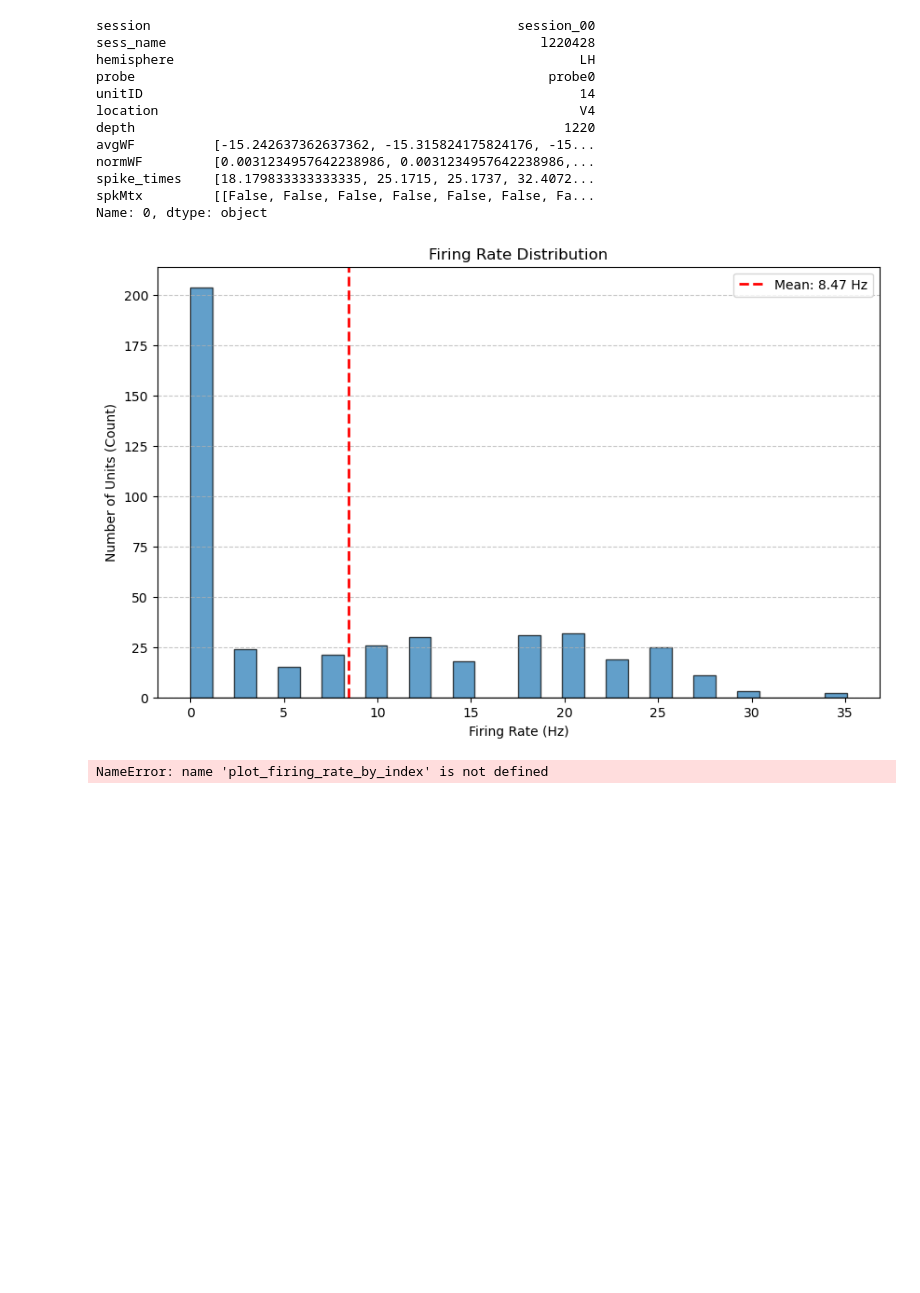
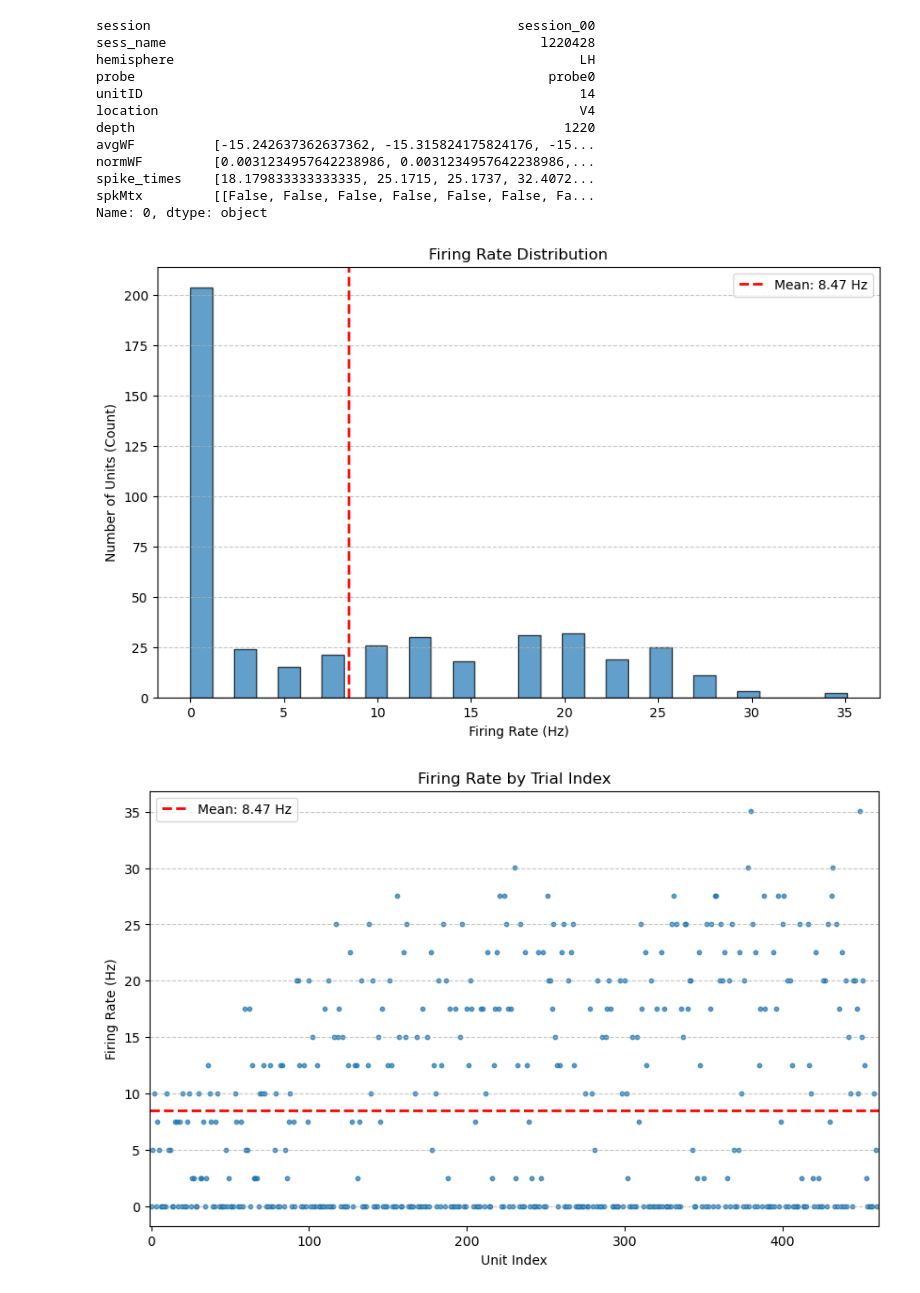
Before and after one commit to ks374/NWB-process, a Jupyter notebook: Simple_FR_Inspector.ipynb, the cells around one changed output. Saved outputs shown, nothing was run; the diff lists cells and outputs as text; code cells hidden in the pictures; blank space fills up the shorter version.

```diff
--- a/Simple_FR_Inspector.ipynb
+++ b/Simple_FR_Inspector.ipynb
@@ -32,19 +32,20 @@ Name: 0, dtype: object
 # %%
 #check session 00, region V4, time 0-400ms,
 units_target = units[units['session']=='session_00']
 units_target = units_target[units_target['location']=='V4']
 target_spkMtx = units_target['spkMtx'] #this is a (n,) array, n=unit number, usually 10 - 80.
 target_spkMtx = target_spkMtx[0]
 target_spkMtx_fr = []
 for each_row in target_spkMtx:
     fr = cal_FR(data = each_row,
                 start_time = 999,
                 end_time = 1398,
                 )
     target_spkMtx_fr.append(fr)
 plot_firing_rate_distribution(target_spkMtx_fr)
 plot_firing_rate_by_index(target_spkMtx_fr)
+fr_all = target_spkMtx_fr
 # %% [output]
 [figure]
-NameError: name 'plot_firing_rate_by_index' is not defined
+[figure, added]
 # %%
```
Also changed, not shown: parts of 8 cells of this notebook, 1 other file.
